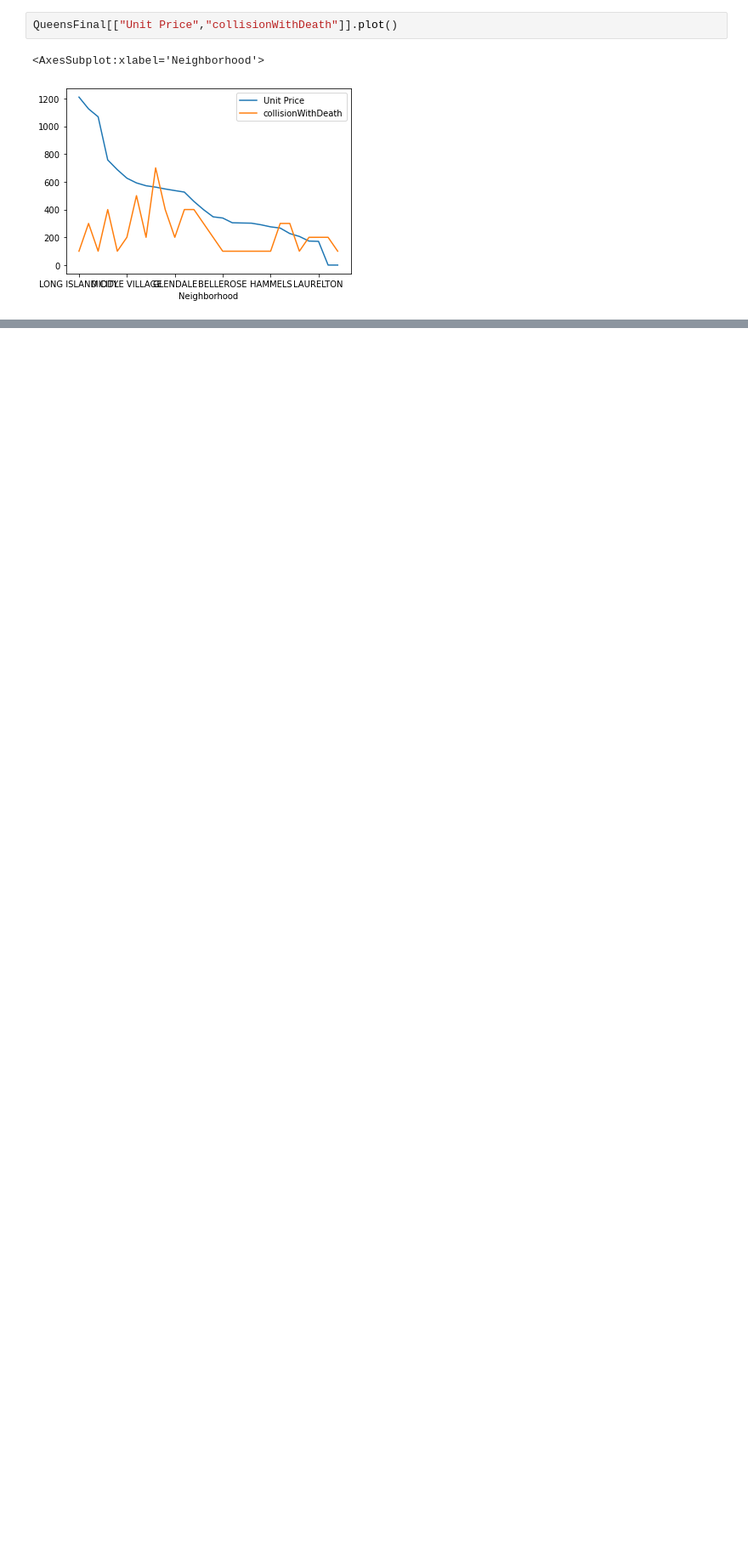
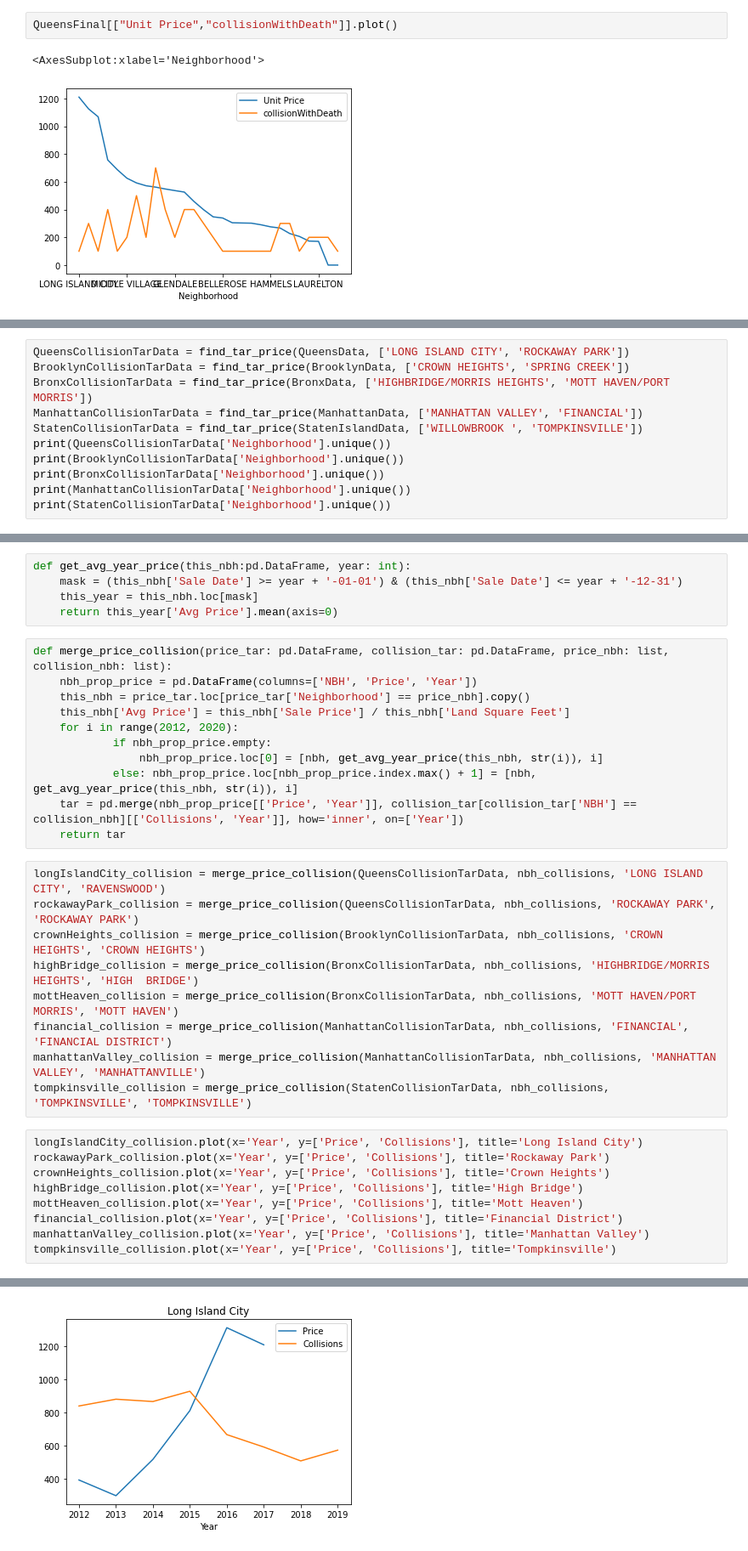
Before and after one commit to Dh0le/2022Spring_Finals, a Jupyter notebook: IS597 Final Project.ipynb, the cells around one changed output, grey strips where cells are left out. Shown at 85% size. Saved outputs shown, nothing was run; the diff lists cells and outputs as text; blank space fills up the shorter version.

Commit message:
Complete manual merge

```diff
--- a/IS597 Final Project.ipynb
+++ b/IS597 Final Project.ipynb
@@ -636,0 +853,11 @@ QueensFinal[["Unit Price","collisionWithDeath"]].plot()
+# %%
+QueensCollisionTarData = find_tar_price(QueensData, ['LONG ISLAND CITY', 'ROCKAWAY PARK'])
+BrooklynCollisionTarData = find_tar_price(BrooklynData, ['CROWN HEIGHTS', 'SPRING CREEK'])
+BronxCollisionTarData = find_tar_price(BronxData, ['HIGHBRIDGE/MORRIS HEIGHTS', 'MOTT HAVEN/PORT MORRIS'])
+ManhattanCollisionTarData = find_tar_price(ManhattanData, ['MANHATTAN VALLEY', 'FINANCIAL'])
+StatenCollisionTarData = find_tar_price(StatenIslandData, ['WILLOWBROOK	', 'TOMPKINSVILLE'])
+print(QueensCollisionTarData['Neighborhood'].unique())
+print(BrooklynCollisionTarData['Neighborhood'].unique())
+print(BronxCollisionTarData['Neighborhood'].unique())
+print(ManhattanCollisionTarData['Neighborhood'].unique())
+print(StatenCollisionTarData['Neighborhood'].unique())
@@ -636,0 +870,35 @@ QueensFinal[["Unit Price","collisionWithDeath"]].plot()
+# %%
+def get_avg_year_price(this_nbh:pd.DataFrame, year: int):
+    mask = (this_nbh['Sale Date'] >= year + '-01-01') & (this_nbh['Sale Date'] <= year + '-12-31')
+    this_year = this_nbh.loc[mask]
+    return this_year['Avg Price'].mean(axis=0)
+# %%
+def merge_price_collision(price_tar: pd.DataFrame, collision_tar: pd.DataFrame, price_nbh: list, collision_nbh: list):
+    nbh_prop_price = pd.DataFrame(columns=['NBH', 'Price', 'Year'])
+    this_nbh = price_tar.loc[price_tar['Neighborhood'] == price_nbh].copy()
+    this_nbh['Avg Price'] = this_nbh['Sale Price'] / this_nbh['Land Square Feet']
+    for i in range(2012, 2020):
+            if nbh_prop_price.empty:
+                nbh_prop_price.loc[0] = [nbh, get_avg_year_price(this_nbh, str(i)), i]
+            else: nbh_prop_price.loc[nbh_prop_price.index.max() + 1] = [nbh, get_avg_year_price(this_nbh, str(i)), i]
+    tar = pd.merge(nbh_prop_price[['Price', 'Year']], collision_tar[collision_tar['NBH'] == collision_nbh][['Collisions', 'Year']], how='inner', on=['Year'])
+    return tar
+# %%
+longIslandCity_collision = merge_price_collision(QueensCollisionTarData, nbh_collisions, 'LONG ISLAND CITY', 'RAVENSWOOD')
+rockawayPark_collision = merge_price_collision(QueensCollisionTarData, nbh_collisions, 'ROCKAWAY PARK', 'ROCKAWAY PARK')
+crownHeights_collision = merge_price_collision(BrooklynCollisionTarData, nbh_collisions, 'CROWN HEIGHTS', 'CROWN HEIGHTS')
+highBridge_collision = merge_price_collision(BronxCollisionTarData, nbh_collisions, 'HIGHBRIDGE/MORRIS HEIGHTS', 'HIGH  BRIDGE')
+mottHeaven_collision = merge_price_collision(BronxCollisionTarData, nbh_collisions, 'MOTT HAVEN/PORT MORRIS', 'MOTT HAVEN')
+financial_collision = merge_price_collision(ManhattanCollisionTarData, nbh_collisions, 'FINANCIAL', 'FINANCIAL DISTRICT')
+manhattanValley_collision = merge_price_collision(ManhattanCollisionTarData, nbh_collisions, 'MANHATTAN VALLEY', 'MANHATTANVILLE')
+tompkinsville_collision = merge_price_collision(StatenCollisionTarData, nbh_collisions, 'TOMPKINSVILLE', 'TOMPKINSVILLE')
+# %%
+longIslandCity_collision.plot(x='Year', y=['Price', 'Collisions'], title='Long Island City')
+rockawayPark_collision.plot(x='Year', y=['Price', 'Collisions'], title='Rockaway Park')
+crownHeights_collision.plot(x='Year', y=['Price', 'Collisions'], title='Crown Heights')
+highBridge_collision.plot(x='Year', y=['Price', 'Collisions'], title='High Bridge')
+mottHeaven_collision.plot(x='Year', y=['Price', 'Collisions'], title='Mott Heaven')
+financial_collision.plot(x='Year', y=['Price', 'Collisions'], title='Financial District')
+manhattanValley_collision.plot(x='Year', y=['Price', 'Collisions'], title='Manhattan Valley')
+tompkinsville_collision.plot(x='Year', y=['Price', 'Collisions'], title='Tompkinsville')
+# %% [output]
@@ -636,0 +906 @@ QueensFinal[["Unit Price","collisionWithDeath"]].plot()
+[figure, added]
```
Also changed, not shown: parts of 39 cells of this notebook.
